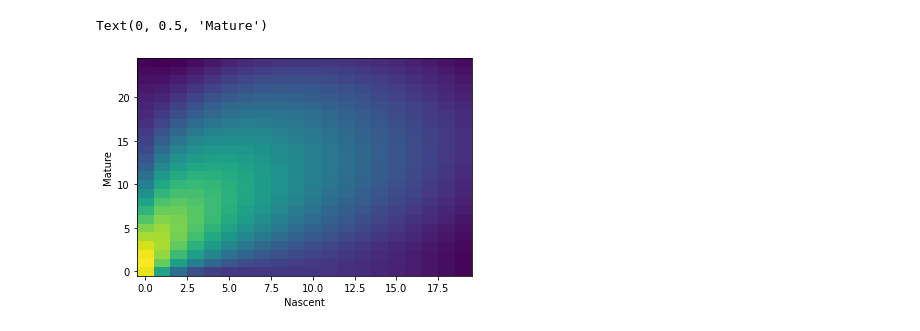
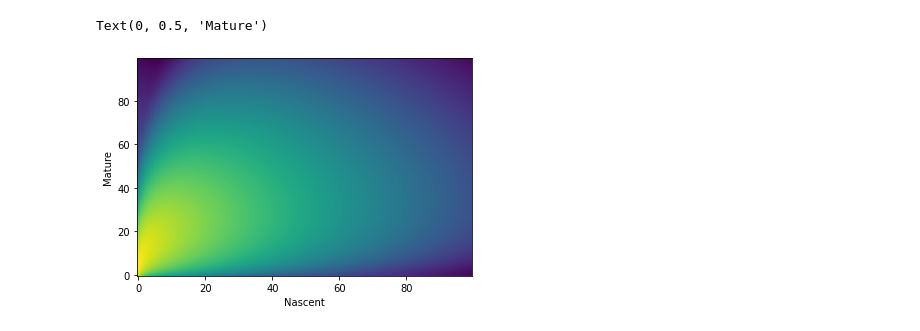
Before and after one commit to pachterlab/monod, a Jupyter notebook: nn_integration.ipynb, the cells around one changed output. Saved outputs shown, nothing was run; the diff lists cells and outputs as text; code cells hidden in the pictures.

```diff
--- a/nn_integration.ipynb
+++ b/nn_integration.ipynb
@@ -21,6 +25,6 @@ import numpy as np
 import matplotlib.pyplot as plt
 # %%
 b = 10
-beta = 1
-gamma = 0.8
+beta = 1.0
+gamma = 0.5
 p = np.log10(np.asarray([b,beta,gamma]))
@@ -29,15 +31,17 @@ limits = [20,25]
+# %%
+limits = [100,100]
 # %%
 model_baseline = monod.cme_toolbox.CMEModel('Bursty','None')
 # %%
-Pss = model_baseline.eval_model_pss(p,limits)
+Pss_baseline = model_baseline.eval_model_pss(p,limits)
 # %%
-plt.imshow(np.log10(Pss).T,aspect='auto')
+plt.imshow(np.log10(Pss_baseline).T,aspect='auto')
 plt.gca().invert_yaxis()
 plt.xlabel('Nascent')
 plt.ylabel('Mature')
 # %% [output]
 Text(0, 0.5, 'Mature')
-[figure, old version]
+[figure, new version]
 # %%
 n_cells = 1000
 X, Y = np.meshgrid(np.arange(limits[0]), np.arange(limits[1]), indexing="ij")
```
Also changed, not shown: parts of 15 cells of this notebook.
